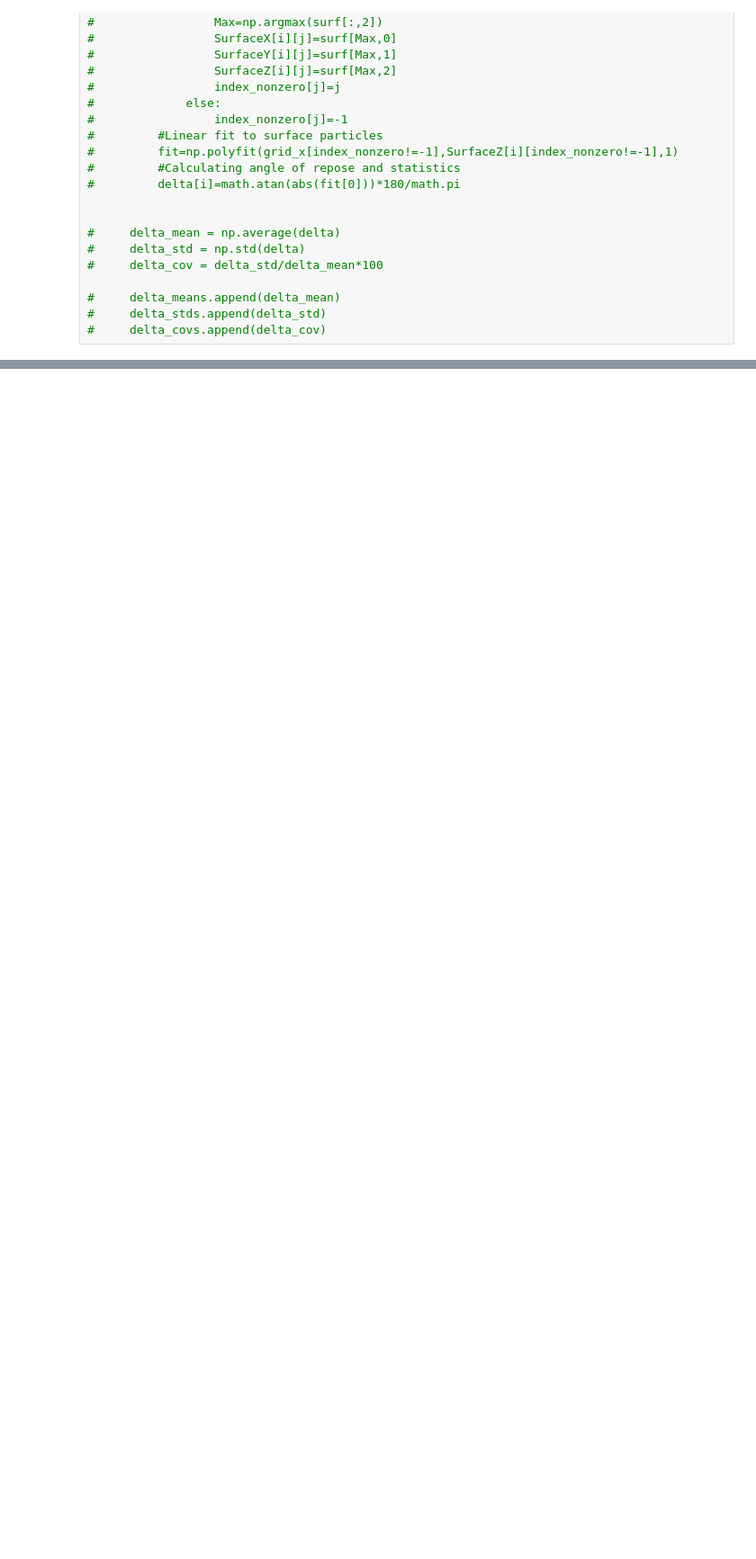
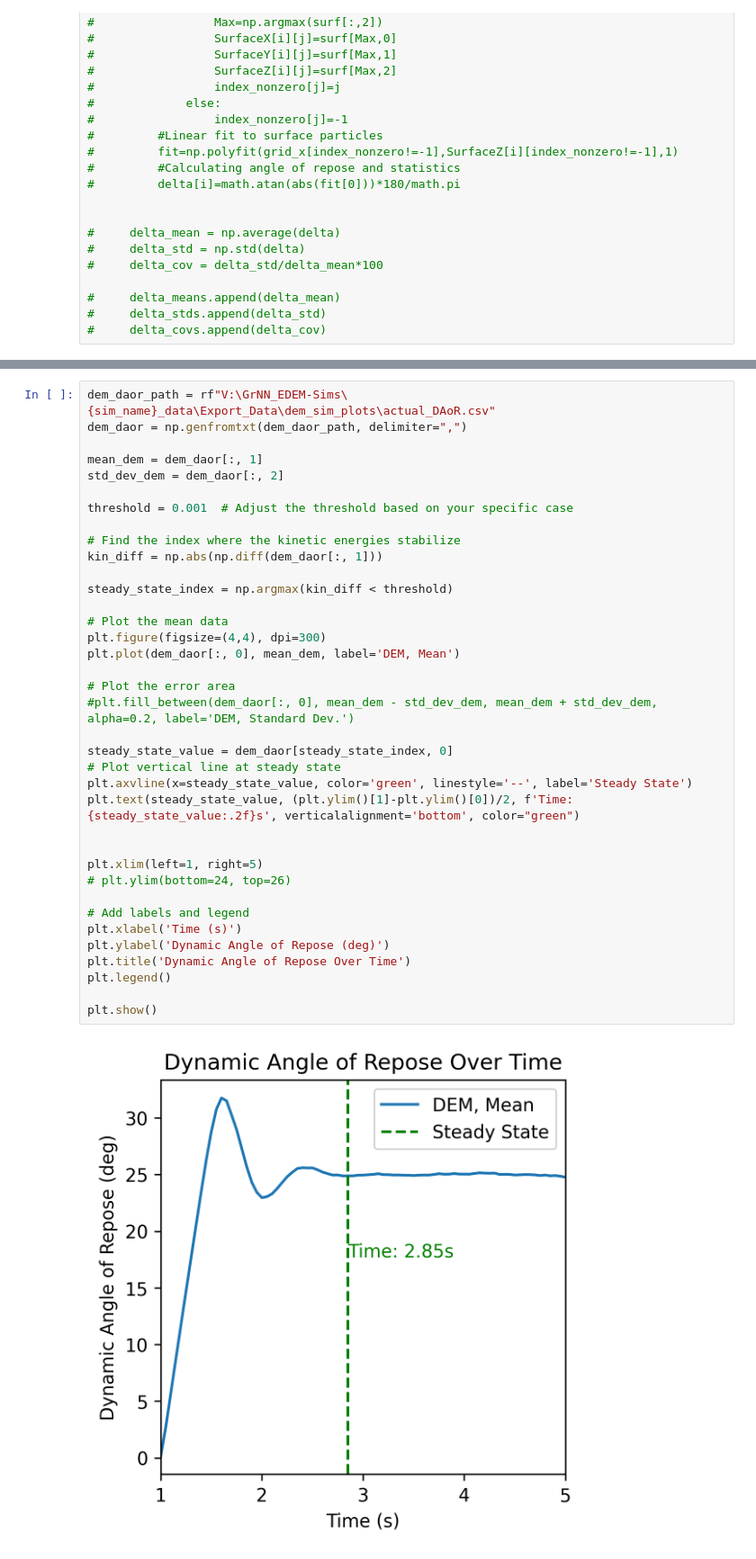
Before and after one commit to elispelis/DEM-Dissertation, a Jupyter notebook: src/AoR_comparison.ipynb, the cells around one changed output, grey strips where cells are left out. Shown at 90% size. Drawn from its saved outputs; the diff is of its cells as text; blank space fills up the shorter version.

```diff
--- a/src/AoR_comparison.ipynb
+++ b/src/AoR_comparison.ipynb
@@ -105,0 +132,39 @@ plt.ylim(bottom=24.7, top=25.3)
+# %%
+dem_daor_path = rf"V:\GrNN_EDEM-Sims\{sim_name}_data\Export_Data\dem_sim_plots\actual_DAoR.csv"
+dem_daor = np.genfromtxt(dem_daor_path, delimiter=",")
+
+mean_dem = dem_daor[:, 1]
+std_dev_dem = dem_daor[:, 2]
+
+threshold = 0.001  # Adjust the threshold based on your specific case
+
+# Find the index where the kinetic energies stabilize
+kin_diff = np.abs(np.diff(dem_daor[:, 1]))
+
+steady_state_index = np.argmax(kin_diff < threshold)
+
+# Plot the mean data
+plt.figure(figsize=(4,4), dpi=300)
+plt.plot(dem_daor[:, 0], mean_dem, label='DEM, Mean')
+
+# Plot the error area
+#plt.fill_between(dem_daor[:, 0], mean_dem - std_dev_dem, mean_dem + std_dev_dem, alpha=0.2, label='DEM, Standard Dev.')
+
+steady_state_value = dem_daor[steady_state_index, 0]
+# Plot vertical line at steady state
+plt.axvline(x=steady_state_value, color='green', linestyle='--', label='Steady State')
+plt.text(steady_state_value, (plt.ylim()[1]-plt.ylim()[0])/2, f'Time: {steady_state_value:.2f}s', verticalalignment='bottom', color="green")
+
+
+plt.xlim(left=1, right=5)
+# plt.ylim(bottom=24, top=26)
+
+# Add labels and legend
+plt.xlabel('Time (s)')
+plt.ylabel('Dynamic Angle of Repose (deg)')
+plt.title('Dynamic Angle of Repose Over Time')
+plt.legend()
+
+plt.show()
+# %% [output]
+[figure, added]
```
Also changed, not shown: parts of 8 cells of this notebook, 3 other files.
